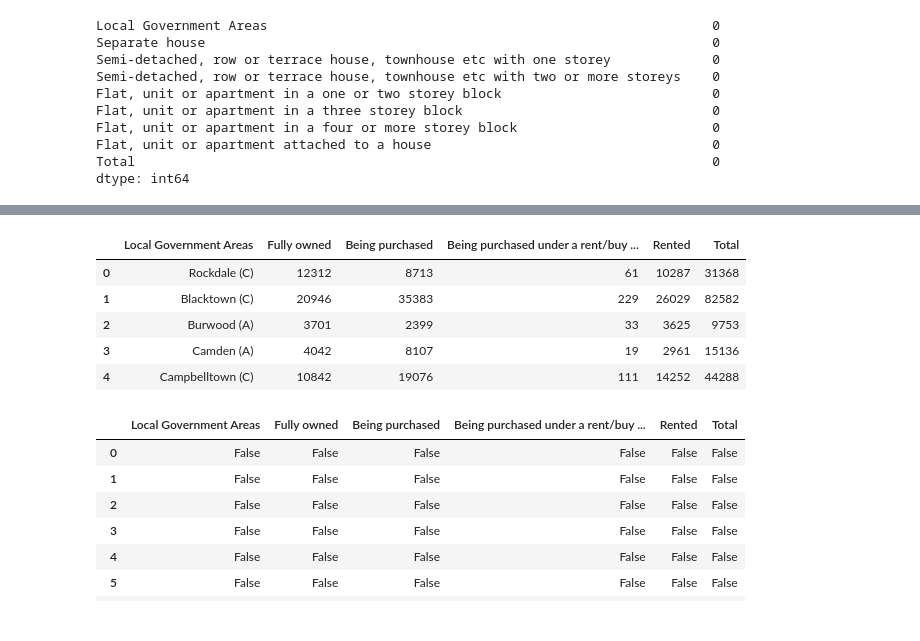
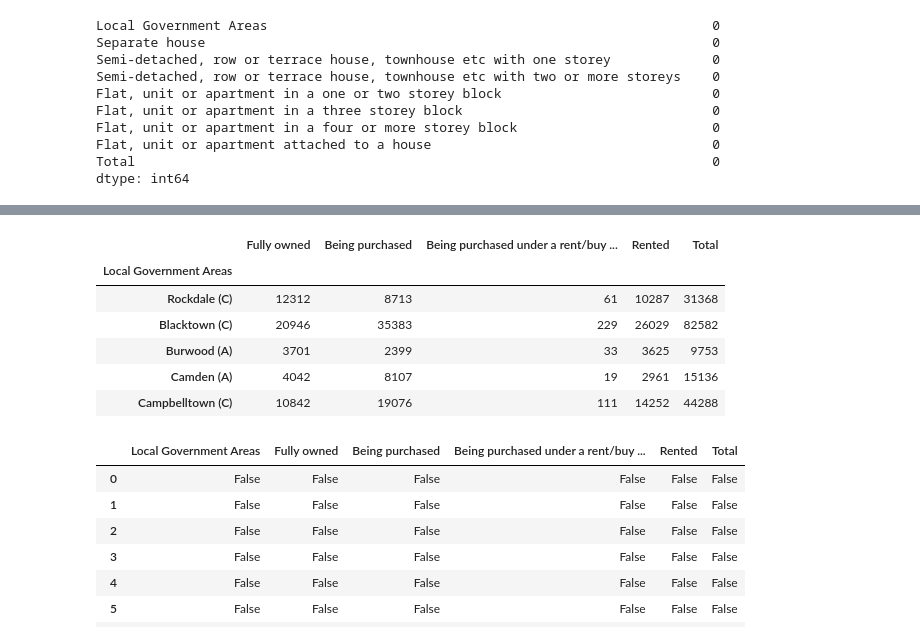
Before and after one commit to Gosper23/Australian-Interest-Rate-Analysis, a Jupyter notebook: data_clean.ipynb, the cells around one changed output, grey strips where cells are left out. Saved outputs shown, nothing was run; the diff lists cells and outputs as text; code cells hidden in the pictures.

```diff
--- a/data_clean.ipynb
+++ b/data_clean.ipynb
@@ -71,15 +72,16 @@ dwelling_types_syd_LGA_df.duplicated()
 dtype: bool
 # %%
 csv_path = Path("data/tenure_type_syd_LGA.csv")
-tenure_type_syd_LGA_df = pd.read_csv(csv_path, header=0)
+tenure_type_syd_LGA_df = pd.read_csv(csv_path, index_col="Local Government Areas")
 tenure_type_syd_LGA_df.head()
 # %% [output]
-|  | Local Government Areas | Fully owned | Being purchased | Being purchased under a rent/buy ... | Rented | Total |
-| 0 | Rockdale (C) | 12312 | 8713 | 61 | 10287 | 31368 |
-| 1 | Blacktown (C) | 20946 | 35383 | 229 | 26029 | 82582 |
-| 2 | Burwood (A) | 3701 | 2399 | 33 | 3625 | 9753 |
-| 3 | Camden (A) | 4042 | 8107 | 19 | 2961 | 15136 |
-| 4 | Campbelltown (C) | 10842 | 19076 | 111 | 14252 | 44288 |
+|  | Fully owned | Being purchased | Being purchased under a rent/buy ... | Rented | Total |
+| Local Government Areas |  |  |  |  |  |
+| Rockdale (C) | 12312 | 8713 | 61 | 10287 | 31368 |
+| Blacktown (C) | 20946 | 35383 | 229 | 26029 | 82582 |
+| Burwood (A) | 3701 | 2399 | 33 | 3625 | 9753 |
+| Camden (A) | 4042 | 8107 | 19 | 2961 | 15136 |
+| Campbelltown (C) | 10842 | 19076 | 111 | 14252 | 44288 |
 # %%
 # Check for null values
 tenure_type_syd_LGA_df.isnull()
```
Also changed, not shown: parts of 3 cells of this notebook, 8 other files.
